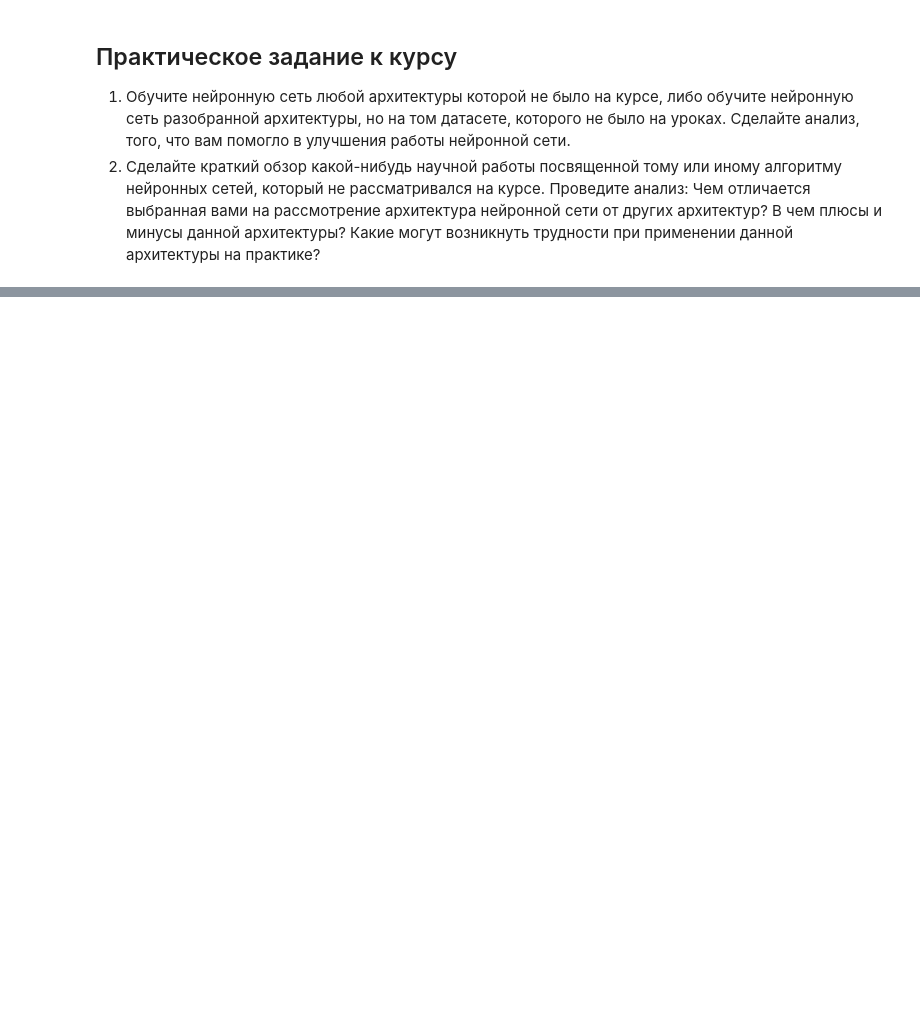
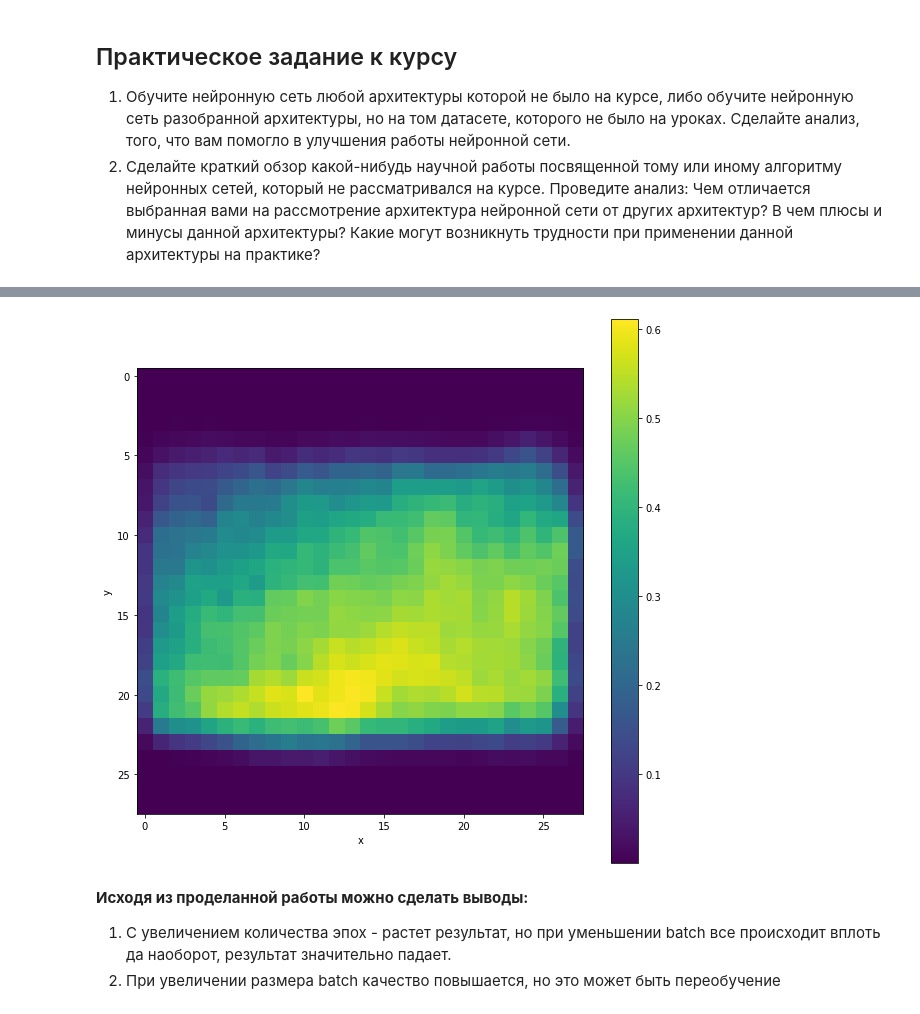
Before and after one commit to ViktorOtroschenko/Introduction_to_Neural_Networks, a Jupyter notebook: Lesson_course.ipynb, the cells around one changed output, grey strips where cells are left out. Cells and saved outputs as stored; diff of their text form; code cells hidden in the pictures; blank space fills up the shorter version.

```diff
--- a/Lesson_course.ipynb
+++ b/Lesson_course.ipynb
@@ -12,0 +239,24 @@
+# %%
+def plot_item_from_decoder(decoder, z, item_size):
+    # display a 2D plot of the item classes in the latent space
+
+    data = np.array([[z[0], z[1]]])
+    item = decoder.predict(data)
+    item = item.reshape(item_size, item_size)
+
+    plt.figure(figsize=(10, 10))
+    plt.imshow(item)
+    plt.colorbar()
+    plt.xlabel("x")
+    plt.ylabel("y")
+    plt.show()
+
+
+
+plot_item_from_decoder(decoder, [-1,-0.5], 28)
+# %% [output]
+[figure, added]
+# %% [markdown]
+**Исходя из проделанной работы можно сделать выводы:**
+1. С увеличением количества эпох - растет результат, но при уменьшении batch все происходит вплоть да наоборот, результат значительно падает.
+2. При увеличении размера batch качество повышается, но это может быть переобучение
```
Also changed, not shown: parts of 21 cells of this notebook.
